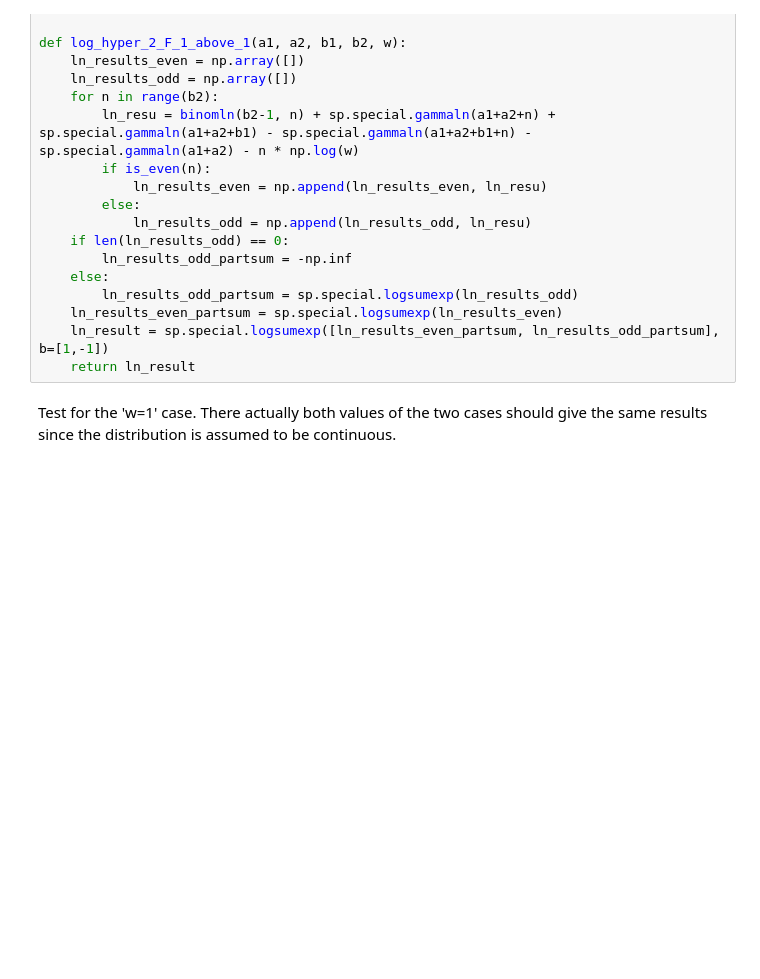
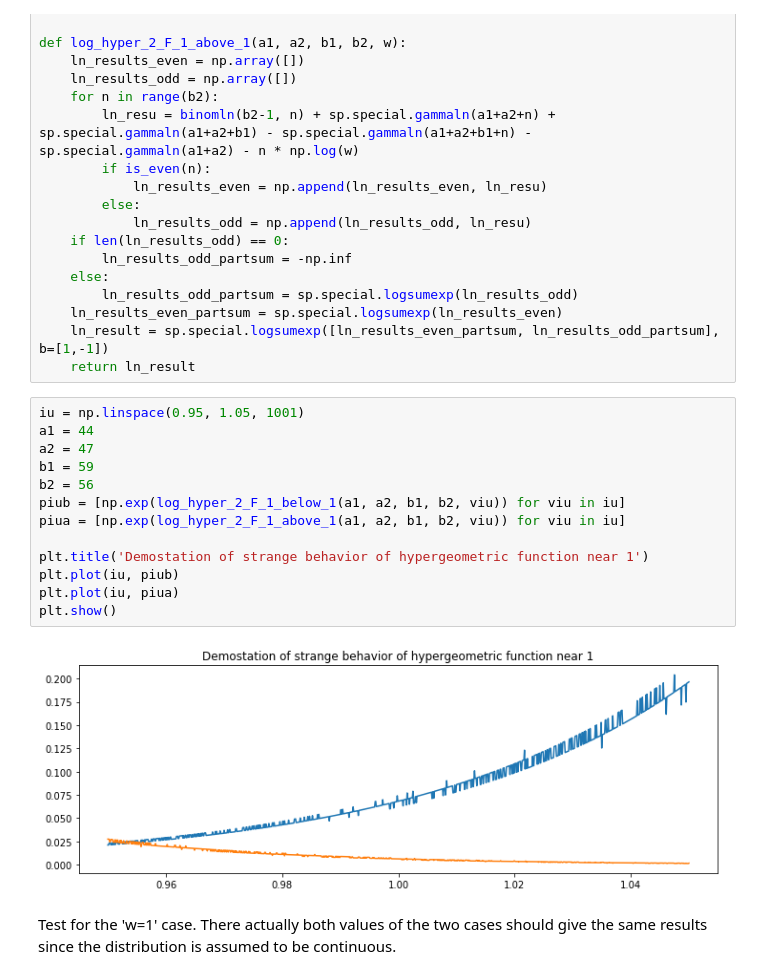
Before and after one commit to jsaffer/vetostudie, a Jupyter notebook: beta_ratio.ipynb, the cells around one changed output. Drawn from its saved outputs; the diff is of its cells as text; blank space fills up the shorter version.

```diff
--- a/beta_ratio.ipynb
+++ b/beta_ratio.ipynb
@@ -68,6 +68,21 @@ def log_hyper_2_F_1_above_1(a1, a2, b1, b2, w):
     ln_results_even_partsum = sp.special.logsumexp(ln_results_even)
     ln_result = sp.special.logsumexp([ln_results_even_partsum, ln_results_odd_partsum], b=[1,-1])
     return ln_result
+# %%
+iu = np.linspace(0.95, 1.05, 1001)
+a1 = 44
+a2 = 47
+b1 = 59
+b2 = 56
+piub = [np.exp(log_hyper_2_F_1_below_1(a1, a2, b1, b2, viu)) for viu in iu]
+piua = [np.exp(log_hyper_2_F_1_above_1(a1, a2, b1, b2, viu)) for viu in iu]
+
+plt.title('Demostation of strange behavior of hypergeometric function near 1')
+plt.plot(iu, piub)
+plt.plot(iu, piua)
+plt.show()
+# %% [output]
+[figure, added]
 # %% [markdown]
 Test for the 'w=1' case. There actually both values of the two cases should give the same results since the distribution is assumed to be continuous.
 # %%
```
Also changed, not shown: parts of 8 cells of this notebook.
